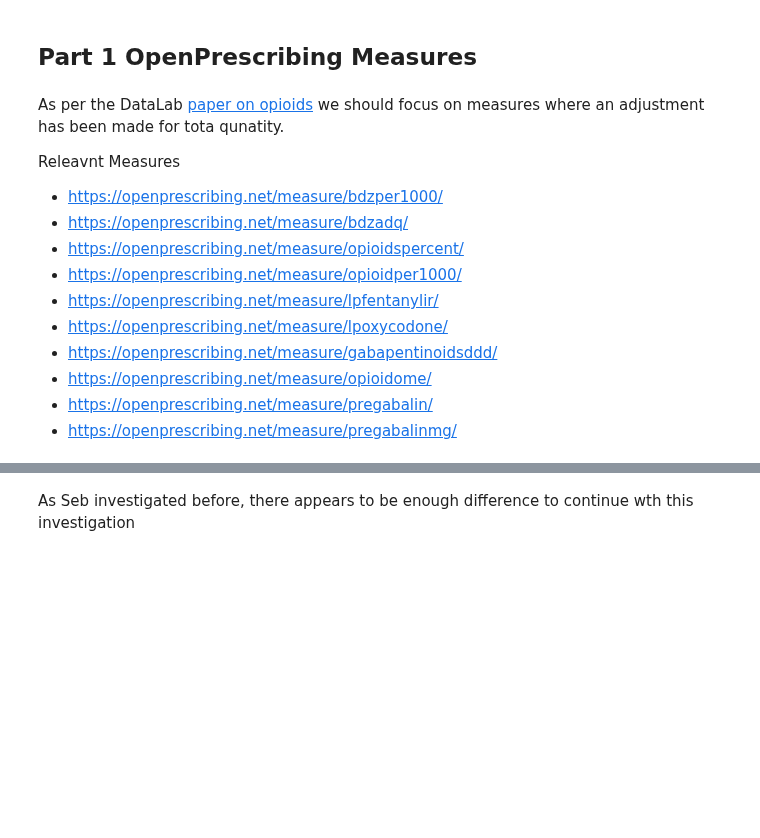
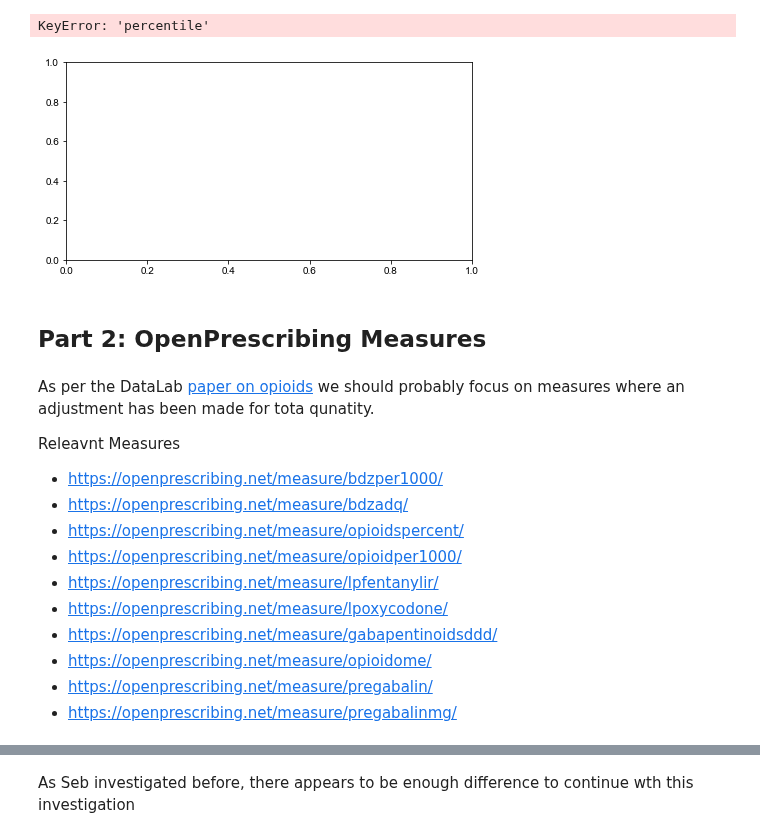
Before and after one commit to ebmdatalab/jupyter-notebooks, a Jupyter notebook: measures_by_software/Draft ideas/Controlled Drugs.ipynb, the cells around one changed output, grey strips where cells are left out. Drawn from its saved outputs; the diff is of its cells as text; code cells hidden in the pictures; blank space fills up the shorter version.

Commit message:
update
update to troubleshoot the percentile error

```diff
--- a/measures_by_software/Draft ideas/Controlled Drugs.ipynb
+++ b/measures_by_software/Draft ideas/Controlled Drugs.ipynb
@@ -12,0 +193,25 @@ pd.set_option('display.float_format', lambda x: '%.2f' % x)
+# %%
+# Plot them side-by-side CCG
+for ccg in interesting_pcts:
+    plt.figure(figsize=(16,8))
+    layout = gridspec.GridSpec(2, 2)
+    left_plot = plt.subplot(layout[0])
+    plt.setp(left_plot.get_yticklabels(), visible=True)
+    for cell, supplier in enumerate(['SystmOne', 'EMIS']):
+        data = df_dmd_cd[(df_dmd_cd['supplier'] == supplier) & (df_dmd_cd['pct'] == ccg)]
+        plt.ylim(0,1.0)
+        charts.deciles_chart(
+            data,
+            period_column='Date',
+            column='items_per_patient',
+            title="CDs {} ({}, n={})".format(ccg, supplier, data.practice.nunique()),
+            ylabel="y label",
+                         show_legend=False,
+
+            ax=plt.subplot(layout[cell])
+        )
+
+    plt.show()
+# %% [output]
+KeyError: 'percentile'
+[figure, added]
@@ -13,7 +239,7 @@ pd.set_option('display.float_format', lambda x: '%.2f' % x)
 # %% [markdown]
-## Part 1 OpenPrescribing Measures
+## Part 2: OpenPrescribing Measures
 # %% [markdown]
-As per the DataLab [paper on opioids](https://www.sciencedirect.com/science/article/pii/S2215036618304711) we should focus on measures where an adjustment has been made for tota qunatity.
+As per the DataLab [paper on opioids](https://www.sciencedirect.com/science/article/pii/S2215036618304711) we should probably focus on measures where an adjustment has been made for tota qunatity.
 
 Releavnt Measures
 - https://openprescribing.net/measure/bdzper1000/
```
Also changed, not shown: parts of 26 cells of this notebook, 13 other files.
